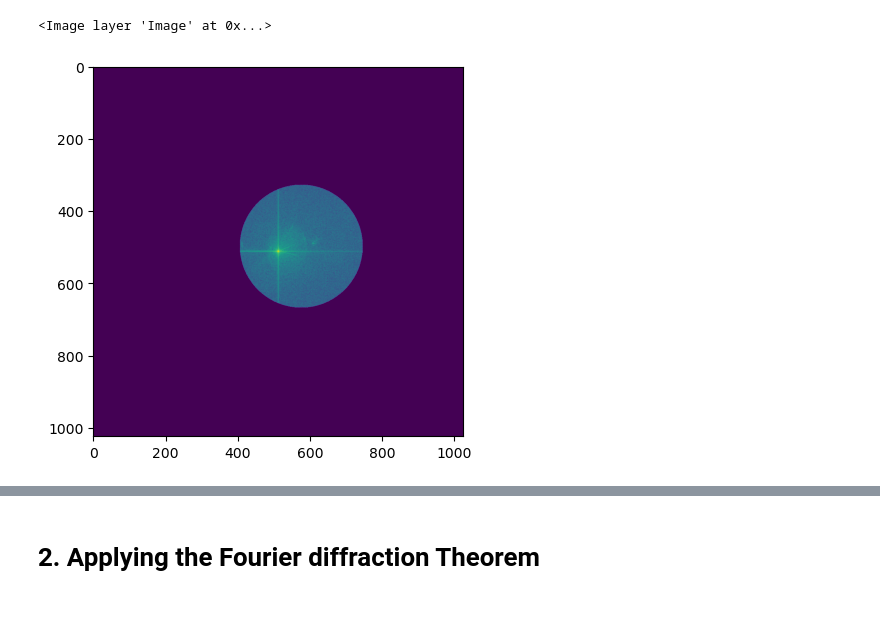
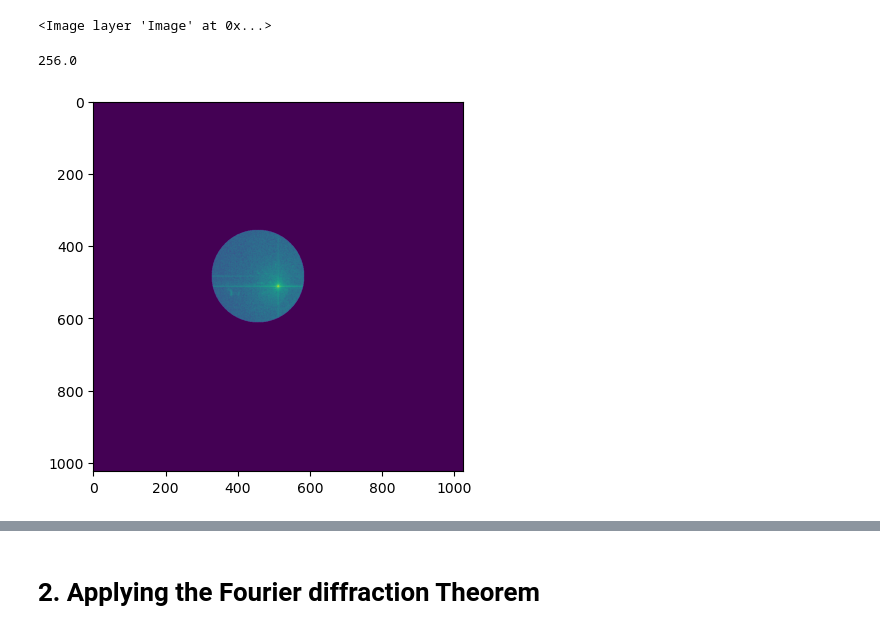
Before and after one commit to rkka02/inverse_solver_v0, a Jupyter notebook: ri_recon.ipynb, the cells around one changed output, grey strips where cells are left out. Saved outputs shown, nothing was run; the diff lists cells and outputs as text; code cells hidden in the pictures.

```diff
--- a/ri_recon.ipynb
+++ b/ri_recon.ipynb
@@ -80,15 +80,20 @@ freq_0 = freqs[0]
 freq_shift = []
 for i in range(Z):
     freq_shift.append(np.array(freqs[i]) - np.array(freq_0))
+# %%
+NA/lam//dv
+# %% [output]
+256.0
 # %%
 # shift
+filter = utils.circular_filter((N, N), int(NA/lam/2//dv))
 total_field_fourier = np.zeros((Z, N, N), dtype=np.complex128)
 for i in tqdm(range(Z)):
-    total_field_fourier_temp = np.fft.fft2(scattered_field[i])
+    total_field_fourier_temp = np.fft.fft2(scattered_field[i]) * filter
     total_field_fourier_temp = np.roll(total_field_fourier_temp, shift=-freq_shift[i][0], axis=0)
     total_field_fourier_temp = np.roll(total_field_fourier_temp, shift=-freq_shift[i][1], axis=1)
     total_field_fourier[i] = total_field_fourier_temp
 # %%
-plot_fourier(total_field_fourier[10])
+plot_fourier(total_field_fourier[40])
 # %% [output]
-[figure, old version]
+[figure, new version]
```
Also changed, not shown: parts of 2 cells of this notebook, 1 other file.
